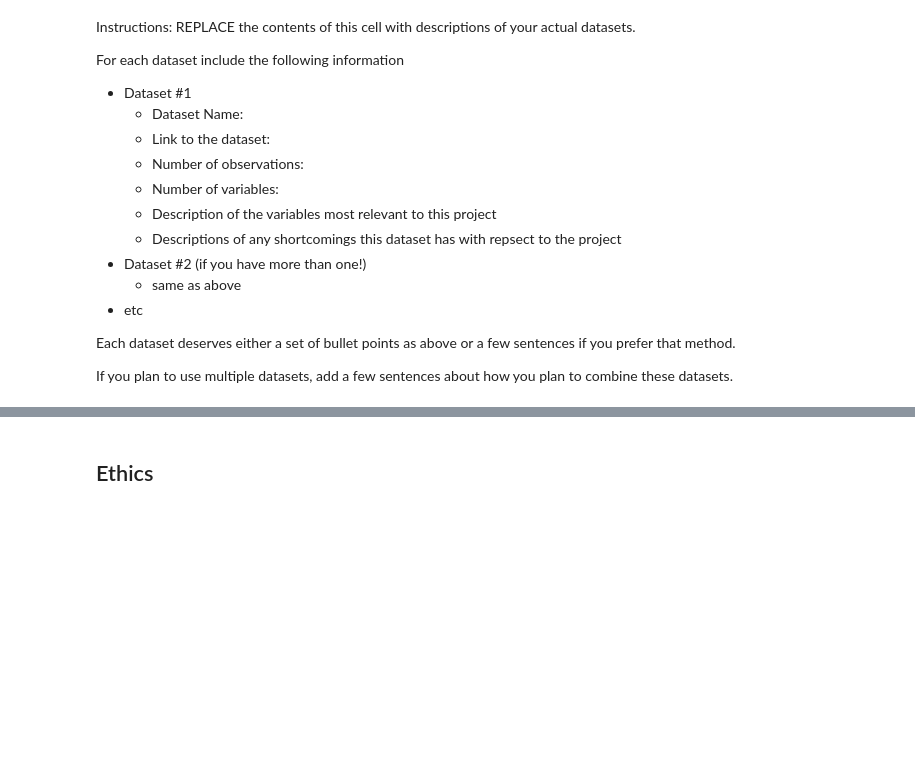
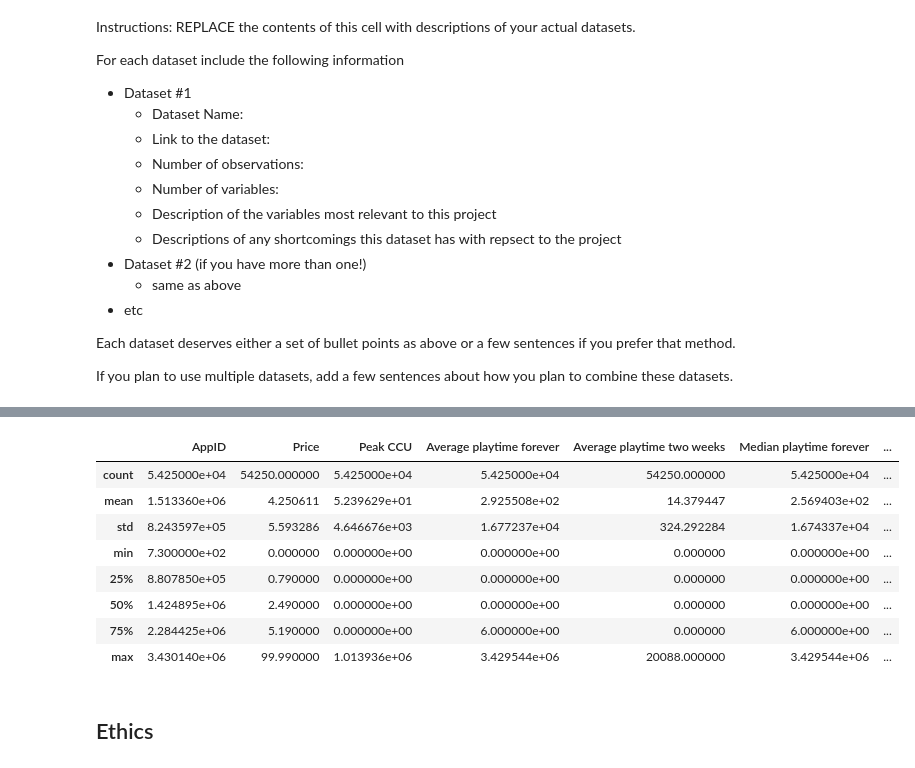
Before and after one commit to COGS108/Group100_WI26, a Jupyter notebook: 01-DataCheckpoint.ipynb, the cells around one changed output, grey strips where cells are left out. Cells and saved outputs as stored; diff of their text form; code cells hidden in the pictures; blank space fills up the shorter version.

```diff
--- a/01-DataCheckpoint.ipynb
+++ b/01-DataCheckpoint.ipynb
@@ -229,3 +295,30 @@ steam2 = steam2[steam2["genres"].
+# %%
+#Merging the two datasets based on ID of the game.
+steam1 = steam1.rename(columns={"steam_appid": "AppID"})
+steam_games = pd.merge(steam1, steam2, on="AppID", how="inner")
+steam_games.shape #54250 valid data
+
+steam_games.head() #We have duplicate positive and negative columns, with different data. Best choice is to only pick one.
+steam_games = steam_games.drop(columns=["total_reviews", "total_positive", "total_negative", "Name", "metacritic", "Achievements", "Categories", "Genres", "Release date", "review_score", "positive_percentual"])
+
+#Although we only have 1 of each variable now, we will want to reorder it in a sensible manner
+
+steam_games = steam_games[["AppID", "name", "release_date", "Price", "genres", "categories", "Estimated owners", "Peak CCU", "Average playtime forever", "Average playtime two weeks", "Median playtime forever", "Median playtime two weeks", "Positive", "Negative", "Metacritic score", "User score", "is_free"]]
+
+#Now that everything is to our liking, upload
+steam_games.to_csv("data/02-processed/steam_games.csv", index = False)
+steam_games.head()
+steam_games.describe()
+# %% [output]
+|  | AppID | Price | Peak CCU | Average playtime forever | Average playtime two weeks | Median playtime forever | ... |
+| count | 5.425000e+04 | 54250.000000 | 5.425000e+04 | 5.425000e+04 | 54250.000000 | 5.425000e+04 | ... |
+| mean | 1.513360e+06 | 4.250611 | 5.239629e+01 | 2.925508e+02 | 14.379447 | 2.569403e+02 | ... |
+| std | 8.243597e+05 | 5.593286 | 4.646676e+03 | 1.677237e+04 | 324.292284 | 1.674337e+04 | ... |
+| min | 7.300000e+02 | 0.000000 | 0.000000e+00 | 0.000000e+00 | 0.000000 | 0.000000e+00 | ... |
+| 25% | 8.807850e+05 | 0.790000 | 0.000000e+00 | 0.000000e+00 | 0.000000 | 0.000000e+00 | ... |
+| 50% | 1.424895e+06 | 2.490000 | 0.000000e+00 | 0.000000e+00 | 0.000000 | 0.000000e+00 | ... |
+| 75% | 2.284425e+06 | 5.190000 | 0.000000e+00 | 6.000000e+00 | 0.000000 | 6.000000e+00 | ... |
+| max | 3.430140e+06 | 99.990000 | 1.013936e+06 | 3.429544e+06 | 20088.000000 | 3.429544e+06 | ... |
 # %% [markdown]
 ## Ethics
 # %% [markdown]
```
Also changed, not shown: parts of 8 cells of this notebook.
